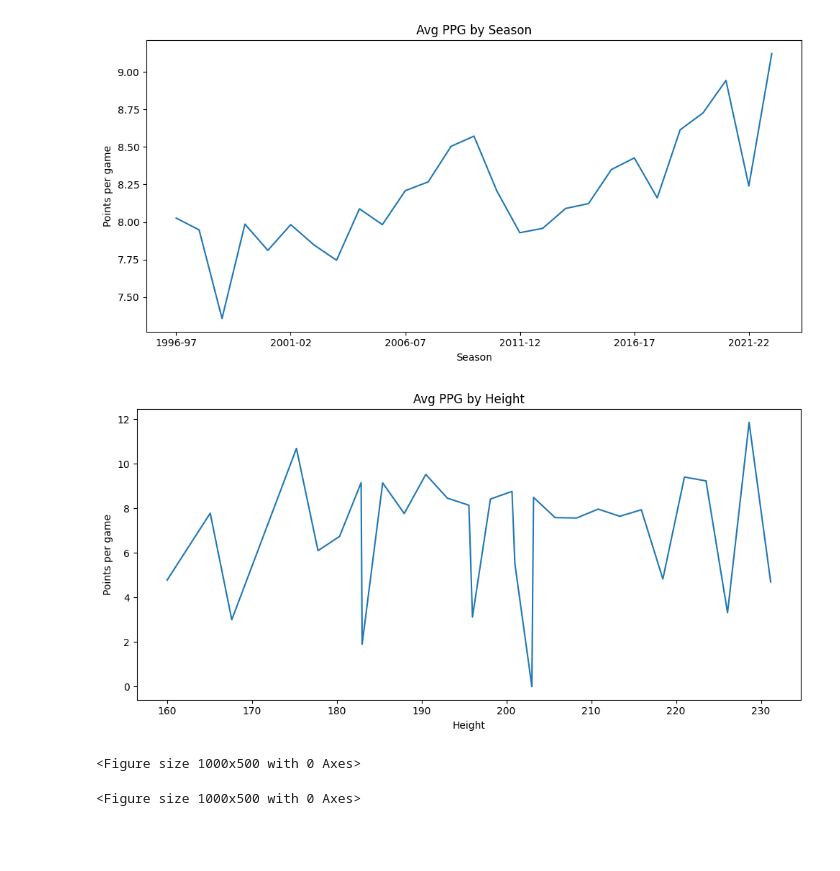
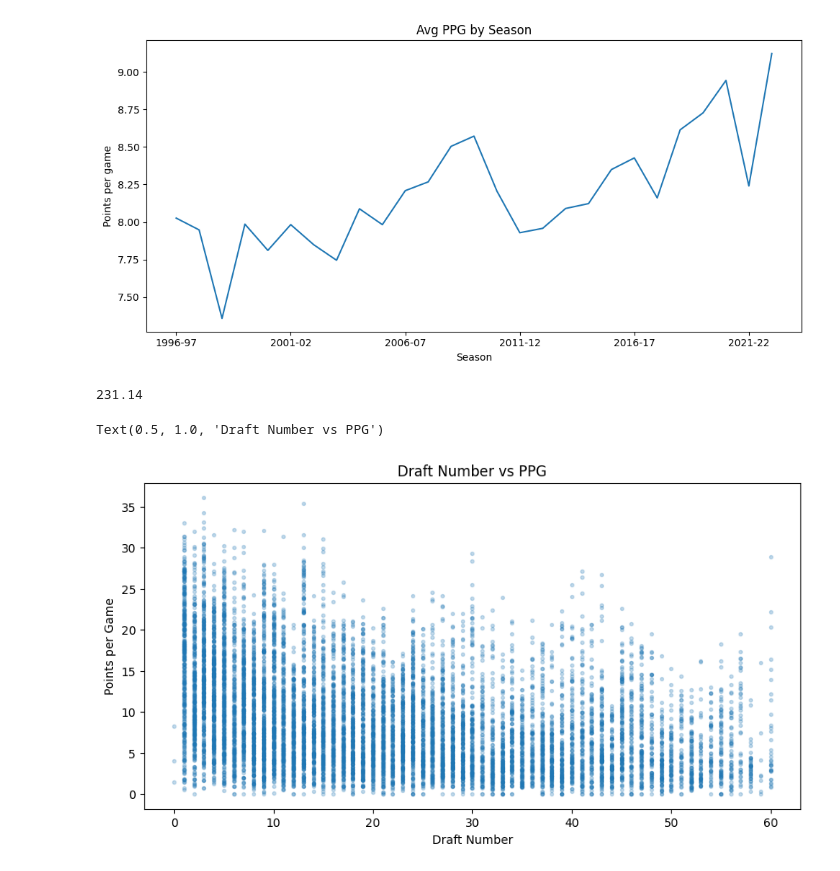
Before and after one commit to 0bsinet/NBA-Exploration, a Jupyter notebook: nba-data-analysis.ipynb, the cells around one changed output. Drawn from its saved outputs; the diff is of its cells as text; code cells hidden in the pictures; blank space fills up the shorter version.

```diff
--- a/nba-data-analysis.ipynb
+++ b/nba-data-analysis.ipynb
@@ -18,29 +18,34 @@ plt.title("Avg PPG by Season")
 plt.tight_layout()
 # %% [output]
 [figure]
-# %%
-# Average ppg by height (Graph #2)
-avg_ppg_by_height = nba.groupby("player_height")['pts'].mean()
-
-plt.figure(figsize=(10,5))
-graph2 = avg_ppg_by_height.plot()
-graph2.set_xlabel('Height')
-graph2.set_ylabel('Points per game')
-plt.title("Avg PPG by Height")
-plt.tight_layout()
-# %% [output]
-[figure, removed]
+# %%
+# Average ppg by height (Graph #2)
+avg_ppg_by_height = nba.groupby("player_height")['pts'].mean()
+
+# TODO: Create bar graphs based on average heights of each position
+print(nba['player_height'].max())
+# Average heights
+bin = [160.02, 190.5, 231.14]
+# %% [output]
+231.14
 # %%
 # Do players with high draft picks perform better than those with lower draft picks?
-clean_draft_year = (nba.draft_year
-                    .replace("Undrafted", np.nan)
-                    .astype("float")
-                    .dropna())
 
-standardized_draft_pick = clean_draft_year.loc[clean_draft_year >= 1989] # Only want the drafts with 2 rounds & 60 total picks
+# Clean column to only have no string draft numbers
+nba['draft_number'] = nba['draft_number'].replace("Undrafted", np.nan).astype("float")
+
+standardized_draft_number = nba.loc[nba['draft_number'] <= 60] # Only want to go up to 60 draft picks (modern)
+
+
+
+
+
+
 plt.figure(figsize=(10,5))
-#plt.scatter(standardized_draft_pick.draft_number, nba.pts)
-# TODO: fix standardized_draft_pick dataframe
+plt.scatter(standardized_draft_number['draft_number'], standardized_draft_number['pts'], alpha=0.25, s=8)
+plt.xlabel('Draft Number')
+plt.ylabel('Points per Game')
+plt.title('Draft Number vs PPG')
 # %% [output]
-<Figure size 1000x500 with 0 Axes>
+Text(0.5, 1.0, 'Draft Number vs PPG')
-<Figure size 1000x500 with 0 Axes>
+[figure, added]
```
